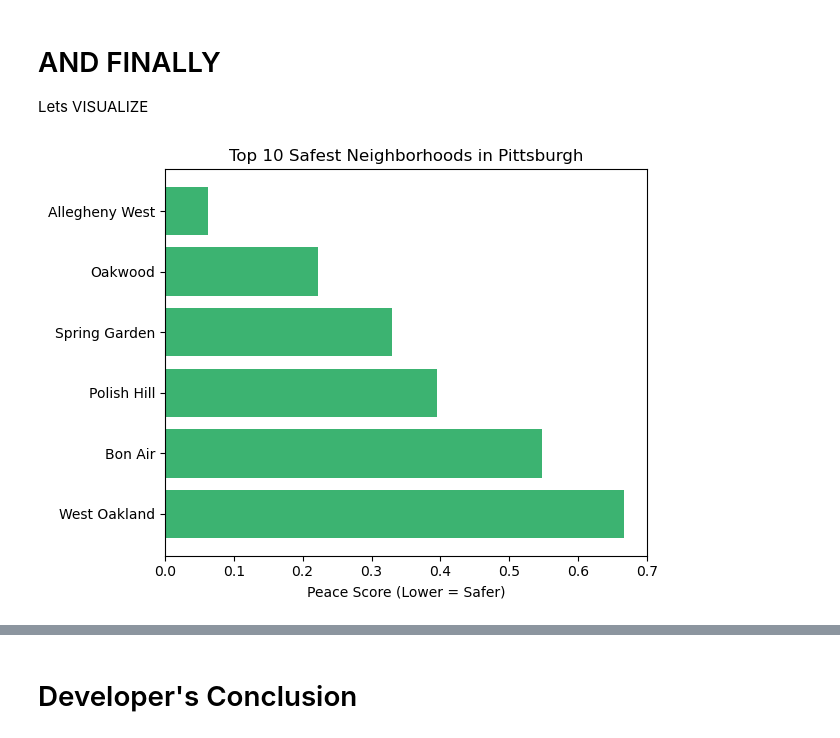
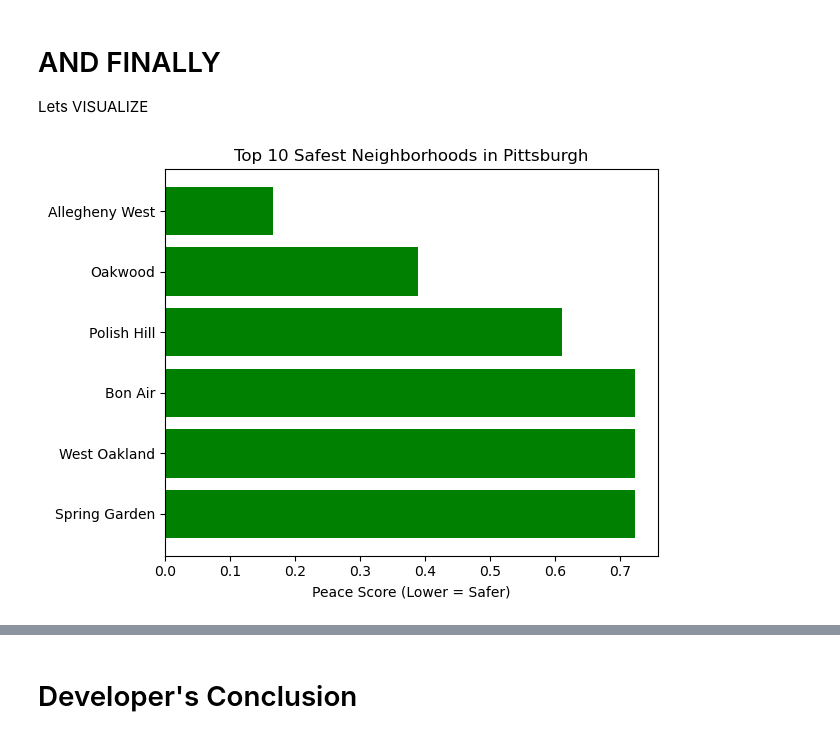
Before and after one commit to ELS522/pitt-best-neighborhood, a Jupyter notebook: final notebooks/final_project.ipynb, the cells around one changed output, grey strips where cells are left out. Saved outputs shown, nothing was run; the diff lists cells and outputs as text; code cells hidden in the pictures.

```diff
--- a/final notebooks/final_project.ipynb
+++ b/final notebooks/final_project.ipynb
@@ -41,11 +30,17 @@ df.head(10)
 
 Lets drop any rows that are missing a neighborhood value, remove extra spaces and standardize capitalization.
 # %%
-df.isnull().sum()
-df = df.dropna(subset=['Neighborhood'])
+crimes_df.isnull().sum()
+crimes_df = crimes_df.dropna(subset=['Neighborhood'])
+vio_crimes = [
+    "Assault Offenses",
+    "Robbery",
+    "Homicide Offenses",
+    "Kidnapping/Abduction",
+    "Sex Offenses",
+    "Arson"
+]
 
-df['ReportedDate'] = pd.to_datetime(df['ReportedDate'], errors='coerce')
-
-df['Neighborhood'] = df['Neighborhood'].str.strip().str.title()
-
-df.head()
+crimes_df = crimes_df[crimes_df['NIBRS_Offense_Category'].isin(vio_crimes)]
+crimes_df['Neighborhood'] = crimes_df['Neighborhood'].str.strip().str.title()
+crimes_df.head()
@@ -60,10 +48,7 @@ df.head()
 ## STEP 3-Counting crimes by neighbourhood
 Let's count how many times each neighborhood appears in the dataset.
 # %%
-
-crime_by_neighborhood = df['Neighborhood'].value_counts().reset_index()
+crime_by_neighborhood = crimes_df['Neighborhood'].value_counts().reset_index()
 crime_by_neighborhood.columns = ['Neighborhood', 'Crime_Count']
-
 crime_by_neighborhood = crime_by_neighborhood.sort_values(by='Crime_Count', ascending=True)
-
 crime_by_neighborhood.head(10)
@@ -153,7 +121,8 @@ violent_crimes = [
     "Robbery",
     "Homicide Offenses",
     "Kidnapping/Abduction",
-    "Sex Offenses"
+    "Sex Offenses",
+    "Arson"
 ]
 
 violent_df = arrests_df[arrests_df['NIBRS_Offense_Category'].isin(violent_crimes)]
@@ -457,11 +411,10 @@ combined.head()
 Next, we're going to normailze the Key Metrics.
 # %%
 combined.columns = combined.columns.str.strip().str.title()
+for col in ['Crime_Count', 'Violent_Arrest_Count', 'Severity_Score']:
+    combined[f'{col}_Norm'] = combined[col].rank(method='min') / len(combined)
 
-for col in ['Crime_Count', 'Violent_Arrest_Count', 'Severity_Score']:
-    min_val = combined[col].min()
-    max_val = combined[col].max()
-    combined[f'{col}_Norm'] = (combined[col] - min_val) / (max_val - min_val)
+combined['Peace_Score'] = combined[['Crime_Count_Norm', 'Violent_Arrest_Count_Norm', 'Severity_Score_Norm']].mean(axis=1)
 # %% [markdown]
 Now that's done, lets calculate the “Peace Score” and rank the neighborhoods
 # %%
@@ -476,14 +434,14 @@ best = final_rank.iloc[0]
 # AND FINALLY
 Lets VISUALIZE
 # %%
-plt.barh(top10['Neighborhood'], top10['Peace_Score'], color='mediumseagreen')
+plt.barh(top10['Neighborhood'], top10['Peace_Score'], color='green')
 plt.gca().invert_yaxis()
 plt.title('Top 10 Safest Neighborhoods in Pittsburgh')
 plt.xlabel('Peace Score (Lower = Safer)')
 plt.tight_layout()
 plt.show()
 # %% [output]
-[figure, old version]
+[figure, new version]
 # %% [markdown]
 # THE BEST NEIGHBOuRHOOD IN PITTSBURGH IS...
 ![Coding meme](https://media.giphy.com/media/v1.Y2lkPTc5MGI3NjExaHhkZDQ3ejhwcnM0cjQzaTE1azRzcWxoMGliM2UydjQwMmJkeXI5ZyZlcD12MV9naWZzX3NlYXJjaCZjdD1n/2Q3BvSwdiy0BOyLkvP/giphy.gif)
```
Also changed, not shown: parts of 14 cells of this notebook, 1 other file.
